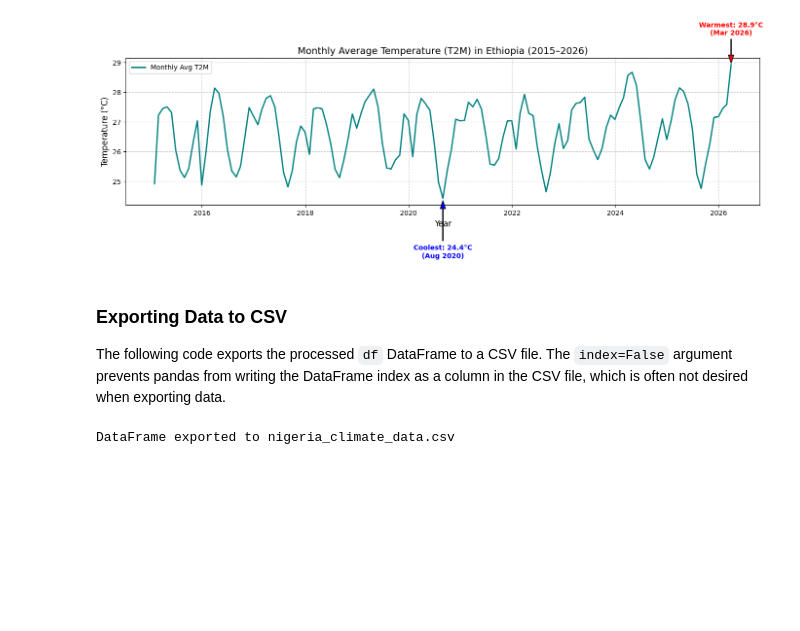
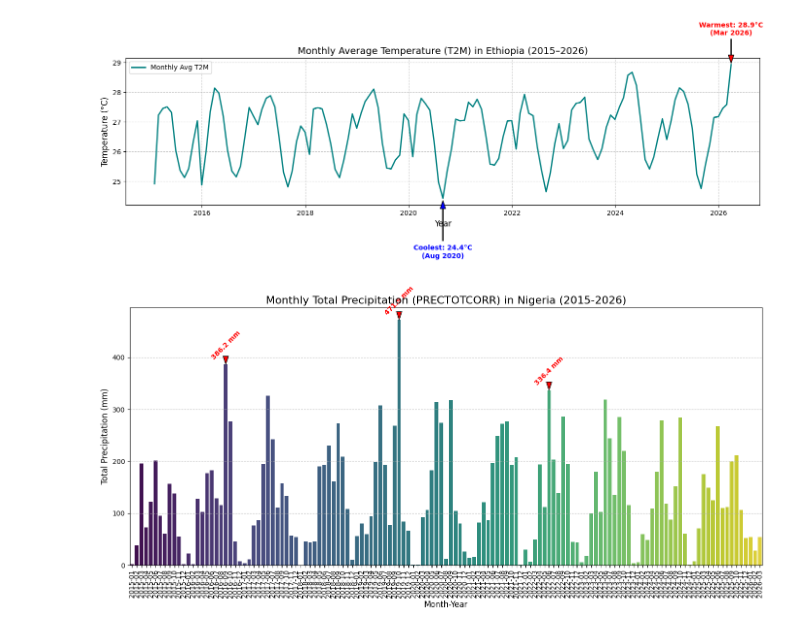
Before and after one commit to meti-creator/climate-challenge-week0, a Jupyter notebook: nigeria_eda.ipynb, the cells around one changed output. Cells and saved outputs as stored; diff of their text form; code cells hidden in the pictures; blank space fills up the shorter version.

Commit message:
update nigeria-climate challenge

```diff
--- a/nigeria_eda.ipynb
+++ b/nigeria_eda.ipynb
@@ -283,12 +283,39 @@ plt.savefig('monthly_t2m_plot.png')
 plt.show()
 # %% [output]
 [figure]
-# %% [markdown]
-### Exporting Data to CSV
-
-The following code exports the processed `df` DataFrame to a CSV file. The `index=False` argument prevents pandas from writing the DataFrame index as a column in the CSV file, which is often not desired when exporting data.
-# %%
-df.to_csv('nigeria_clean.csv', index=False)
-print('DataFrame exported to nigeria_climate_data.csv')
-# %% [output]
-DataFrame exported to nigeria_climate_data.csv
+# %%
+import pandas as pd
+import matplotlib.pyplot as plt
+import seaborn as sns
+
+if 'df' not in locals() and 'df' not in globals():
+    df = pd.read_csv('/content/nigeria.csv')
+
+    df['Date'] = pd.to_datetime(df['YEAR'] * 1000 + df['DOY'], format='%Y%j')
+    df.set_index('Date', inplace=True)
+
+monthly_prectotcorr = df['PRECTOTCORR'].resample('ME').sum()
+
+# Identify Peak Rainy Months (highest PRECTOTCORR)
+peak_rain_months = monthly_prectotcorr.nlargest(3) # Top 3 rainy months
+
+# Plotting
+plt.figure(figsize=(14, 7))
+sns.barplot(x=monthly_prectotcorr.index.strftime('%Y-%m'), y=monthly_prectotcorr.values, palette='viridis', hue=monthly_prectotcorr.index.strftime('%Y-%m'), legend=False)
+
+# Annotate Peak Rainy Months
+for month, value in peak_rain_months.items():
+    plt.annotate(f'{value:.1f} mm', xy=(month.strftime('%Y-%m'), value),
+                 xytext=(month.strftime('%Y-%m'), value + 10), # Adjust text position above bar
+                 arrowprops=dict(facecolor='red', shrink=0.05, width=1, headwidth=8),
+                 horizontalalignment='center', color='red', fontweight='bold', rotation=45)
+
+plt.title('Monthly Total Precipitation (PRECTOTCORR) in Nigeria (2015-2026)', fontsize=16)
+plt.xlabel('Month-Year', fontsize=12)
+plt.ylabel('Total Precipitation (mm)', fontsize=12)
+plt.xticks(rotation=90) # Rotate x-axis labels for better readability
+plt.grid(axis='y', linestyle='--', alpha=0.7)
+plt.tight_layout()
+plt.show()
+# %% [output]
+[figure, added]
```
Also changed, not shown: parts of 10 cells of this notebook.
